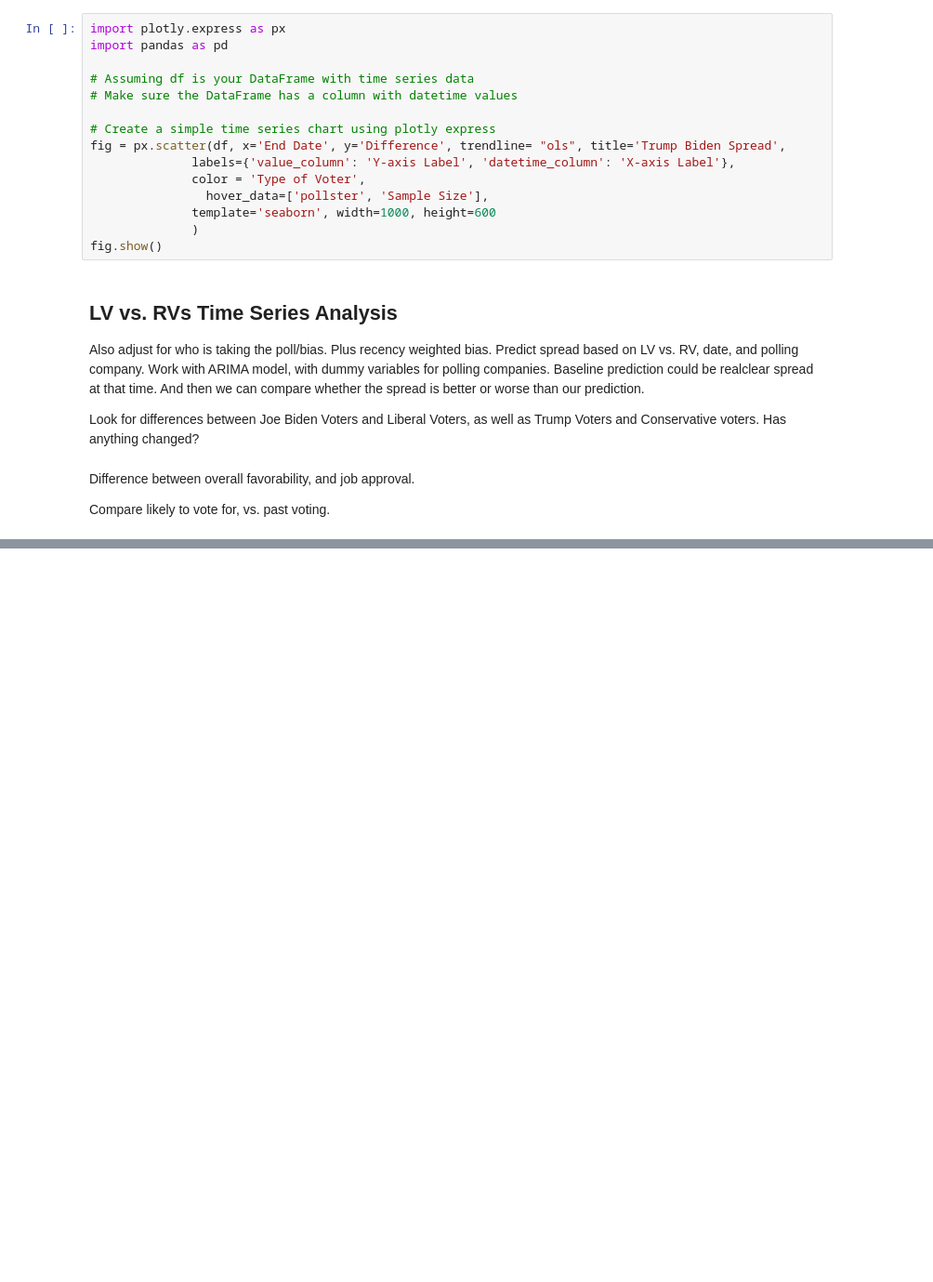
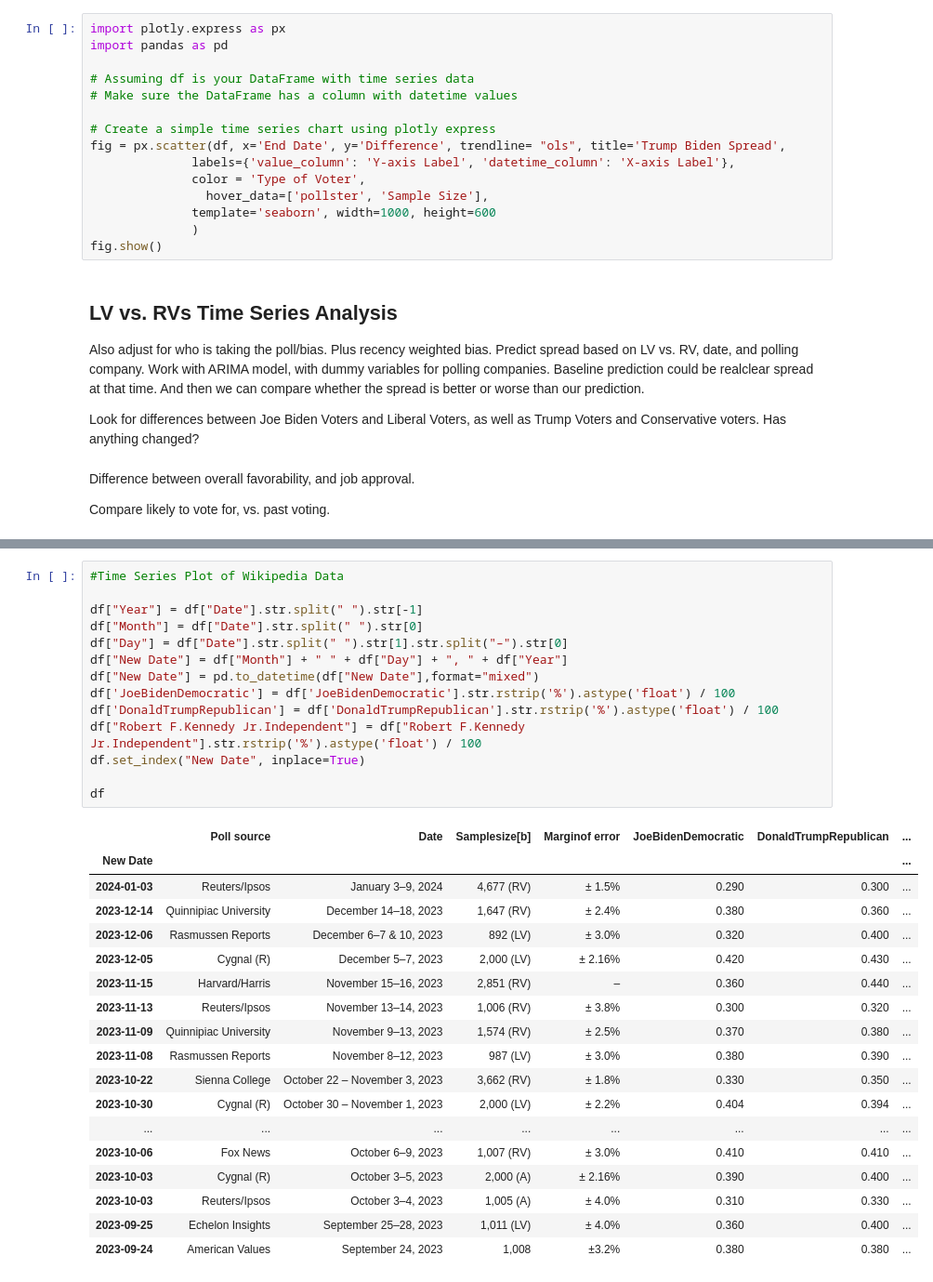
Before and after one commit to robertfeldstein/Election2024, a Jupyter notebook: polldatatesting.ipynb, the cells around one changed output, grey strips where cells are left out. Shown: that part at 93% size. Cells and saved outputs as stored; diff of their text form; blank space fills up the shorter version.

```diff
--- a/polldatatesting.ipynb
+++ b/polldatatesting.ipynb
@@ -216,0 +272,33 @@ Mean Squared Error: 7.6425746141848645
+# %%
+#Time Series Plot of Wikipedia Data
+
+df["Year"] = df["Date"].str.split(" ").str[-1]
+df["Month"] = df["Date"].str.split(" ").str[0]
+df["Day"] = df["Date"].str.split(" ").str[1].str.split("–").str[0]
+df["New Date"] = df["Month"] + " " + df["Day"] + ", " + df["Year"]
+df["New Date"] = pd.to_datetime(df["New Date"],format="mixed")
+df['JoeBidenDemocratic'] = df['JoeBidenDemocratic'].str.rstrip('%').astype('float') / 100
+df['DonaldTrumpRepublican'] = df['DonaldTrumpRepublican'].str.rstrip('%').astype('float') / 100
+df["Robert F.Kennedy Jr.Independent"] = df["Robert F.Kennedy Jr.Independent"].str.rstrip('%').astype('float') / 100
+df.set_index("New Date", inplace=True)
+
+df
+# %% [output]
+|  | Poll source | Date | Samplesize[b] | Marginof error | JoeBidenDemocratic | DonaldTrumpRepublican | ... |
+| New Date |  |  |  |  |  |  | ... |
+| 2024-01-03 | Reuters/Ipsos | January 3–9, 2024 | 4,677 (RV) | ± 1.5% | 0.290 | 0.300 | ... |
+| 2023-12-14 | Quinnipiac University | December 14–18, 2023 | 1,647 (RV) | ± 2.4% | 0.380 | 0.360 | ... |
+| 2023-12-06 | Rasmussen Reports | December 6–7 & 10, 2023 | 892 (LV) | ± 3.0% | 0.320 | 0.400 | ... |
+| 2023-12-05 | Cygnal (R) | December 5–7, 2023 | 2,000 (LV) | ± 2.16% | 0.420 | 0.430 | ... |
+| 2023-11-15 | Harvard/Harris | November 15–16, 2023 | 2,851 (RV) | – | 0.360 | 0.440 | ... |
+| 2023-11-13 | Reuters/Ipsos | November 13–14, 2023 | 1,006 (RV) | ± 3.8% | 0.300 | 0.320 | ... |
+| 2023-11-09 | Quinnipiac University | November 9–13, 2023 | 1,574 (RV) | ± 2.5% | 0.370 | 0.380 | ... |
+| 2023-11-08 | Rasmussen Reports | November 8–12, 2023 | 987 (LV) | ± 3.0% | 0.380 | 0.390 | ... |
+| 2023-10-22 | Sienna College | October 22 – November 3, 2023 | 3,662 (RV) | ± 1.8% | 0.330 | 0.350 | ... |
+| 2023-10-30 | Cygnal (R) | October 30 – November 1, 2023 | 2,000 (LV) | ± 2.2% | 0.404 | 0.394 | ... |
+| ... | ... | ... | ... | ... | ... | ... | ... |
+| 2023-10-06 | Fox News | October 6–9, 2023 | 1,007 (RV) | ± 3.0% | 0.410 | 0.410 | ... |
+| 2023-10-03 | Cygnal (R) | October 3–5, 2023 | 2,000 (A) | ± 2.16% | 0.390 | 0.400 | ... |
+| 2023-10-03 | Reuters/Ipsos | October 3–4, 2023 | 1,005 (A) | ± 4.0% | 0.310 | 0.330 | ... |
+| 2023-09-25 | Echelon Insights | September 25–28, 2023 | 1,011 (LV) | ± 4.0% | 0.360 | 0.400 | ... |
+| 2023-09-24 | American Values | September 24, 2023 | 1,008 | ±3.2% | 0.380 | 0.380 | ... |
```
Also changed, not shown: parts of 10 cells of this notebook.
